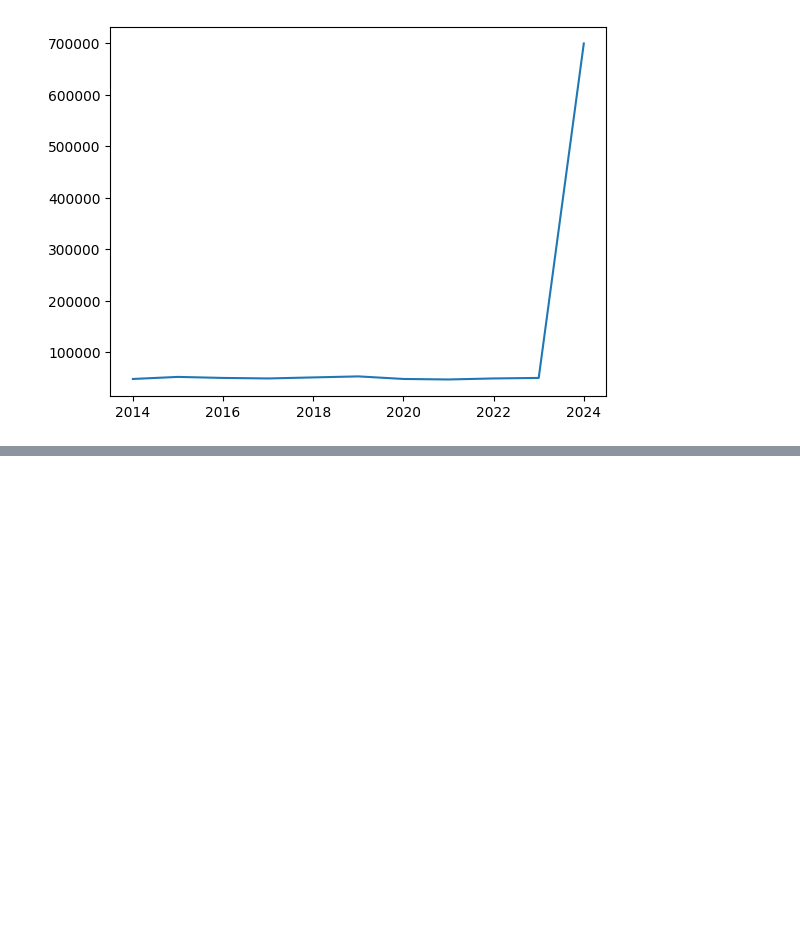
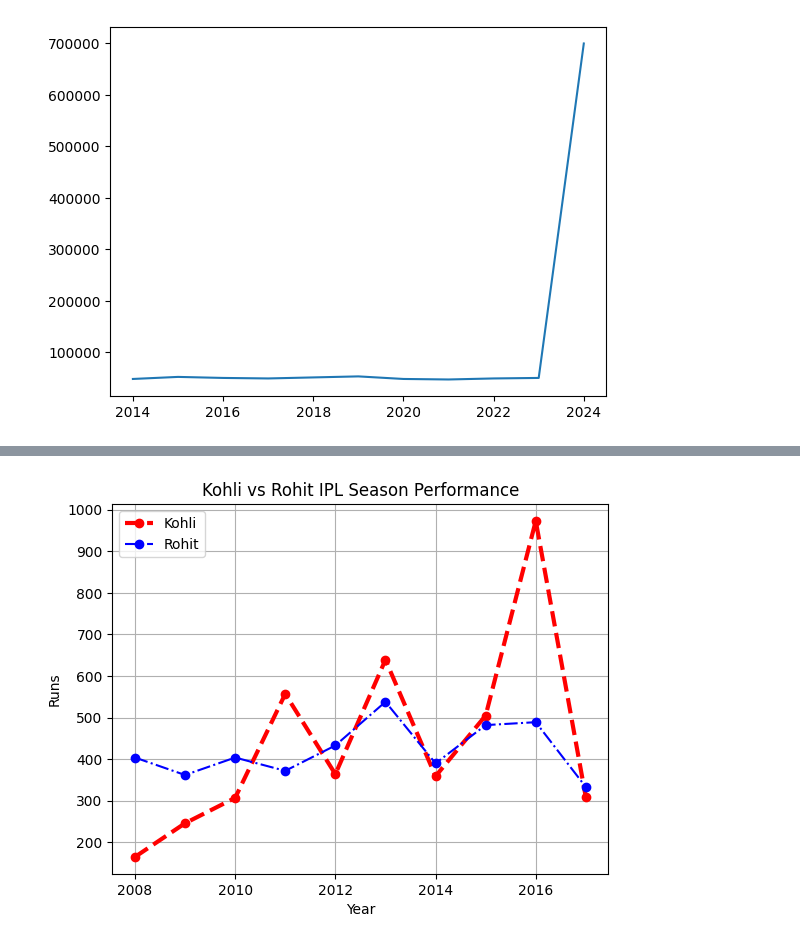
Before and after one commit to harshsinha-12/Juypter-Data-Science, a Jupyter notebook: Notebooks/MatPlotlib1CampusX.ipynb, the cells around one changed output, grey strips where cells are left out. Cells and saved outputs as stored; diff of their text form; code cells hidden in the pictures; blank space fills up the shorter version.

```diff
--- a/Notebooks/MatPlotlib1CampusX.ipynb
+++ b/Notebooks/MatPlotlib1CampusX.ipynb
@@ -84,0 +94,14 @@ plt.plot(year, price)
+# %%
+plt.plot(roko["Year"], roko["Virat"], label = "Kohli",
+        color = "red", marker = "o", linestyle = "--", linewidth = 3)
+plt.plot(roko["Year"], roko["Rohit"], label = "Rohit",
+        color = "blue", marker = "o", linestyle = "-.")
+
+plt.title("Kohli vs Rohit IPL Season Performance")
+plt.xlabel("Year")
+plt.ylabel("Runs")
+plt.legend(loc = "upper left")
+plt.grid(True)
+plt.show()
+# %% [output]
+[figure, added]
```
Also changed, not shown: parts of 39 cells of this notebook, 9 other files.
